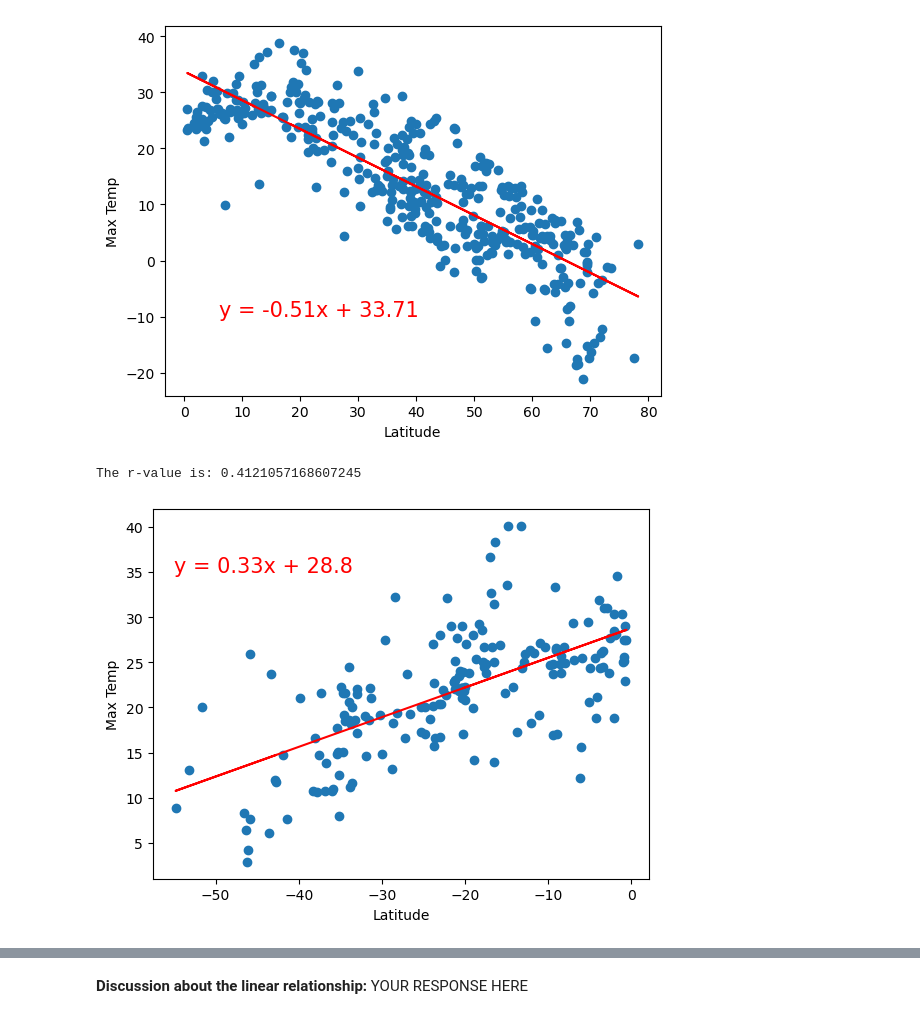
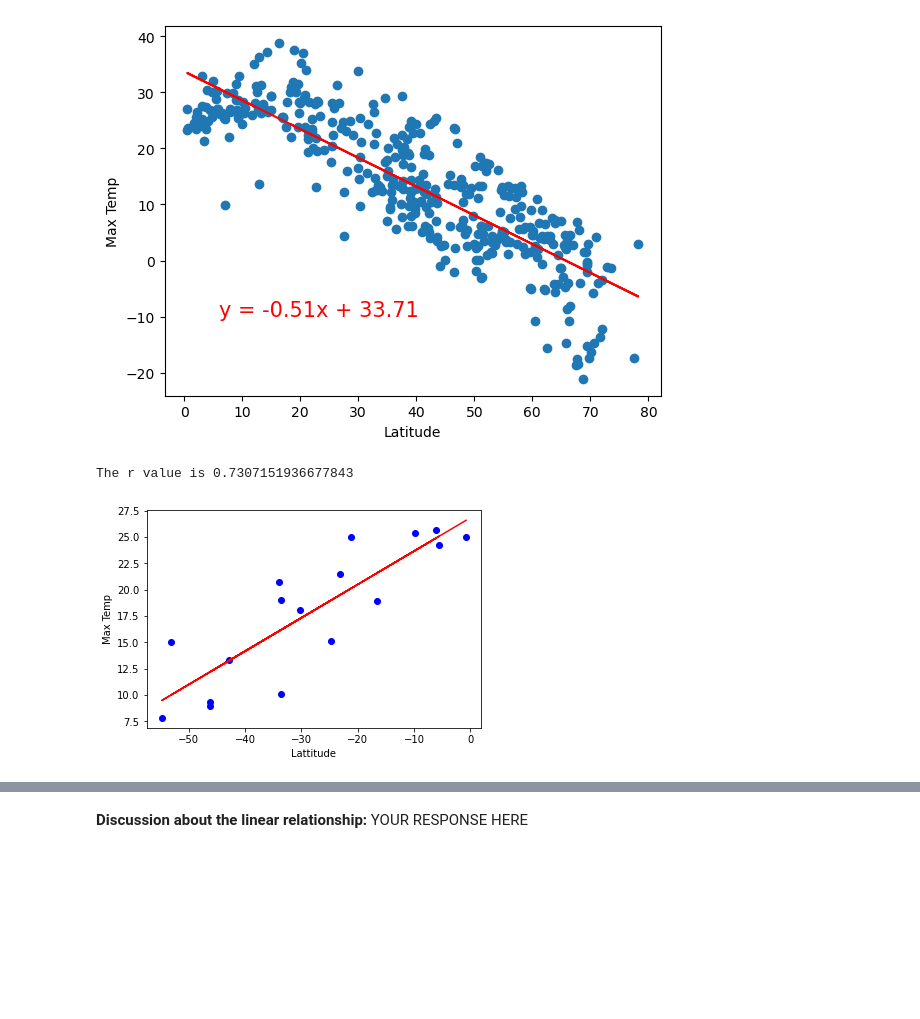
Before and after one commit to AdrianJason/Python_API_Challenge, a Jupyter notebook: Weatherpy/WeatherPy.ipynb, the cells around one changed output, grey strips where cells are left out. Saved outputs shown, nothing was run; the diff lists cells and outputs as text; code cells hidden in the pictures; blank space fills up the shorter version.

```diff
--- a/Weatherpy/WeatherPy.ipynb
+++ b/Weatherpy/WeatherPy.ipynb
@@ -173,6 +175,6 @@ city_data_df.to_csv("../output_data/cities.csv", index_label="City_ID")
 # %%
 # Read saved data
-city_data_df = pd.read_csv("../output_data/cities.csv", index_col="City_ID")
+city_data_df = pd.read_csv("output_data/cities.csv", index_col="City_ID")
 
 def  K_to_C(x):
     return x-273.15
@@ -281,0 +281,17 @@ plt.show()
+# %%
+# Define a function to create Linear Regression plots
+def create_lin_regression_plot(x, y, x_str, y_str):
+    # Find lin regression
+    (slope, intercept, rvalue, pvalue, stderr) = linregress(x, y)
+    regress_val= (x * slope + intercept)
+    correlation= pearsonr(x, y)
+    line_eq = "y = " + str(round(slope,2)) + "x + " + str(round(intercept,2))
+    # Incorporate the other graph properties
+    plt.scatter(x, y, facecolors='blue', alpha=1.0)
+    plt.plot(x, regress_val, "r-")
+    plt.xlabel(x_str)
+    plt.ylabel(y_str)
+    plt.annotate(line_eq, (5.8, 0.8), fontsize=15, color='red')
+    plt.savefig(f"output_data/{x_str}_vs_{y_str}.png")
+    print(f"The r value is {rvalue**2}")
+    plt.show()
@@ -296,6 +334,6 @@ northern_hemi_df.head()
 # %%
 # Create a DataFrame with the Southern Hemisphere data (Latitude < 0)
-# YOUR CODE HERE
+southern_hemi_df = city_data_df[city_data_df["Lat"] < 0]
 
 # Display sample data
 southern_hemi_df.head()
@@ -310,2 +348,15 @@ southern_hemi_df.head()
 # %% [markdown]
 ###  Temperature vs. Latitude Linear Regression Plot
+# %%
+# Linear regression on Northern Hemisphere
+lat_n = northern_hemi_df['Lat']
+temp_n = northern_hemi_df['Max Temp']
+temp_s = southern_hemi_df['Max Temp']
+lat_s = southern_hemi_df['Lat']
+humid_n = northern_hemi_df['Humidity']
+humid_s = southern_hemi_df['Humidity']
+windy_n = northern_hemi_df['Wind Speed']
+windy_s = southern_hemi_df['Wind Speed']
+cloudiness_n= northern_hemi_df['Cloudiness']
+cloudiness_s= southern_hemi_df['Cloudiness']
+create_lin_regression_plot(lat_n, temp_n, "Lattitude", "Max Temp")
@@ -317,7 +371,7 @@ The r-value is: 0.7161472181434118
 [figure]
 # %%
 # Linear regression on Southern Hemisphere
-# YOUR CODE HERE
+create_lin_regression_plot(lat_s, temp_s, "Lattitude", "Max Temp")
 # %% [output]
-The r-value is: 0.4121057168607245
+The r value is 0.7307151936677843
-[figure, old version]
+[figure, new version]
```
Also changed, not shown: parts of 20 cells of this notebook, 12 other files.
